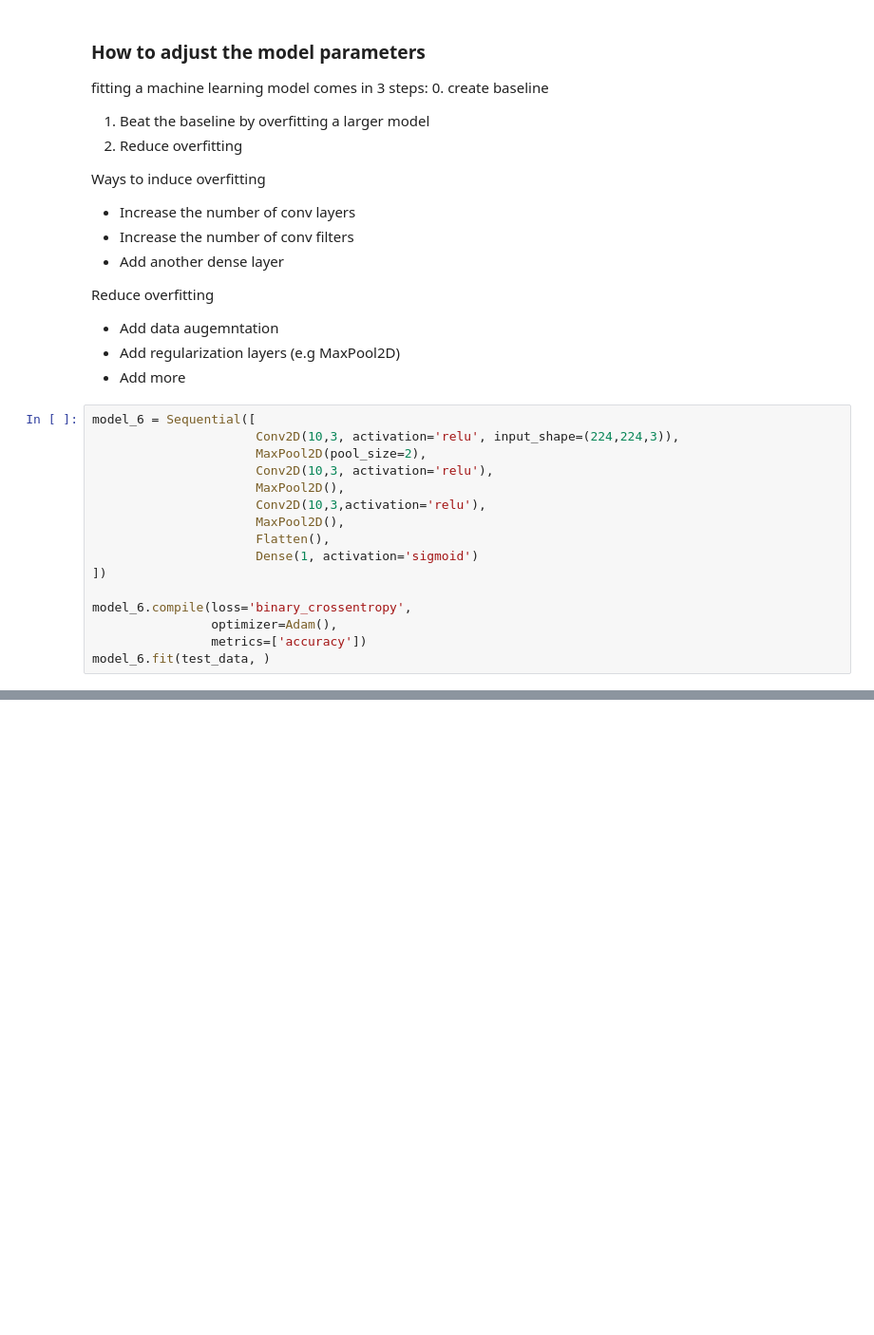
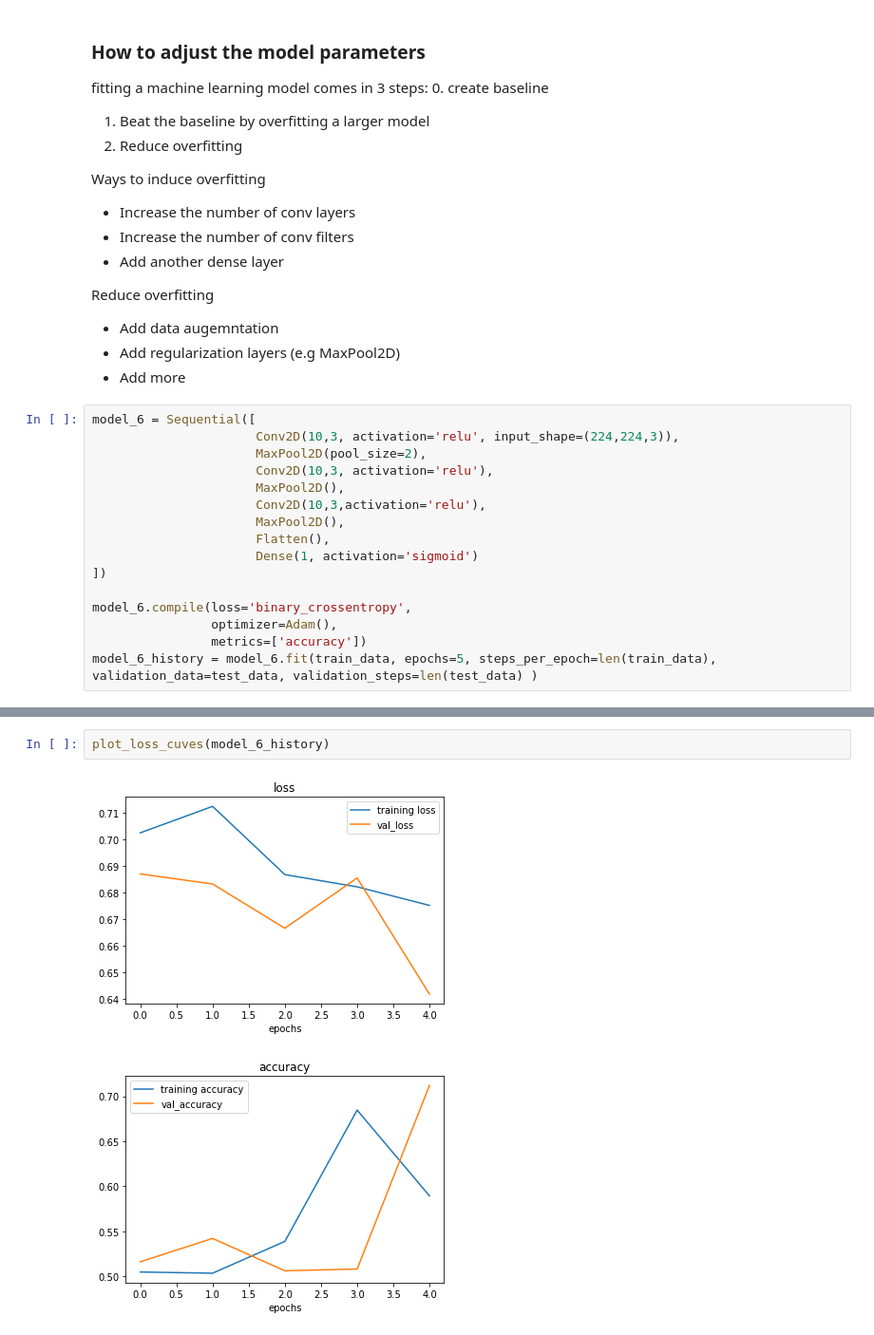
Before and after one commit to MCygert/preparing_for_tensorflow_certificate, a Jupyter notebook: 03_computer_vision.ipynb, the cells around one changed output, grey strips where cells are left out. Shown at 95% size. Saved outputs shown, nothing was run; the diff lists cells and outputs as text; blank space fills up the shorter version.

```diff
--- a/03_computer_vision.ipynb
+++ b/03_computer_vision.ipynb
@@ -501,4 +501,4 @@ model_6 = Sequential([
 model_6.compile(loss='binary_crossentropy',
                 optimizer=Adam(),
                 metrics=['accuracy'])
-model_6.fit(test_data, )
+model_6_history = model_6.fit(train_data, epochs=5, steps_per_epoch=len(train_data), validation_data=test_data, validation_steps=len(test_data) )
@@ -504,0 +516,5 @@ model_6.fit(test_data, )
+# %%
+plot_loss_cuves(model_6_history)
+# %% [output]
+[figure, added]
+[figure, added]
```
Also changed, not shown: parts of 24 cells of this notebook.
